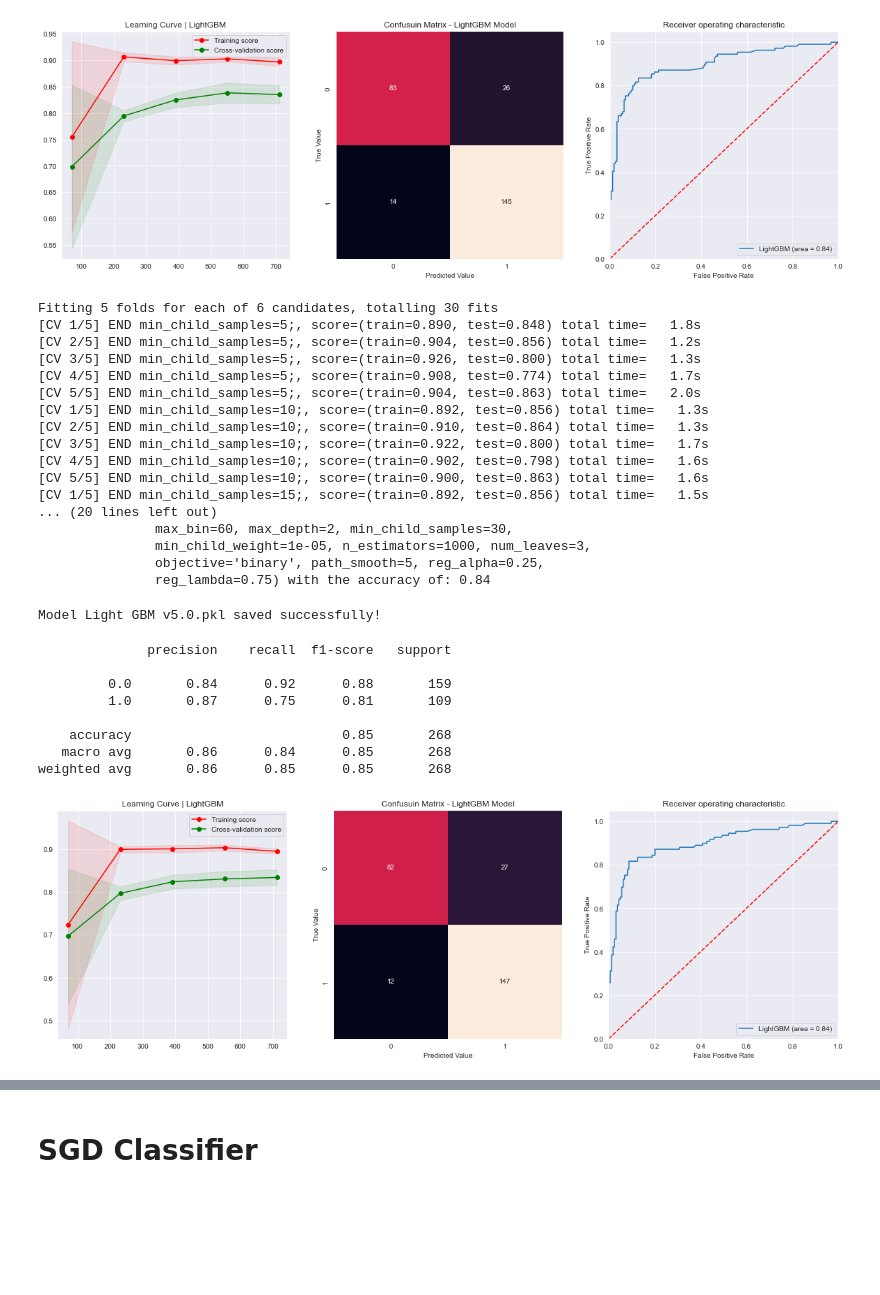
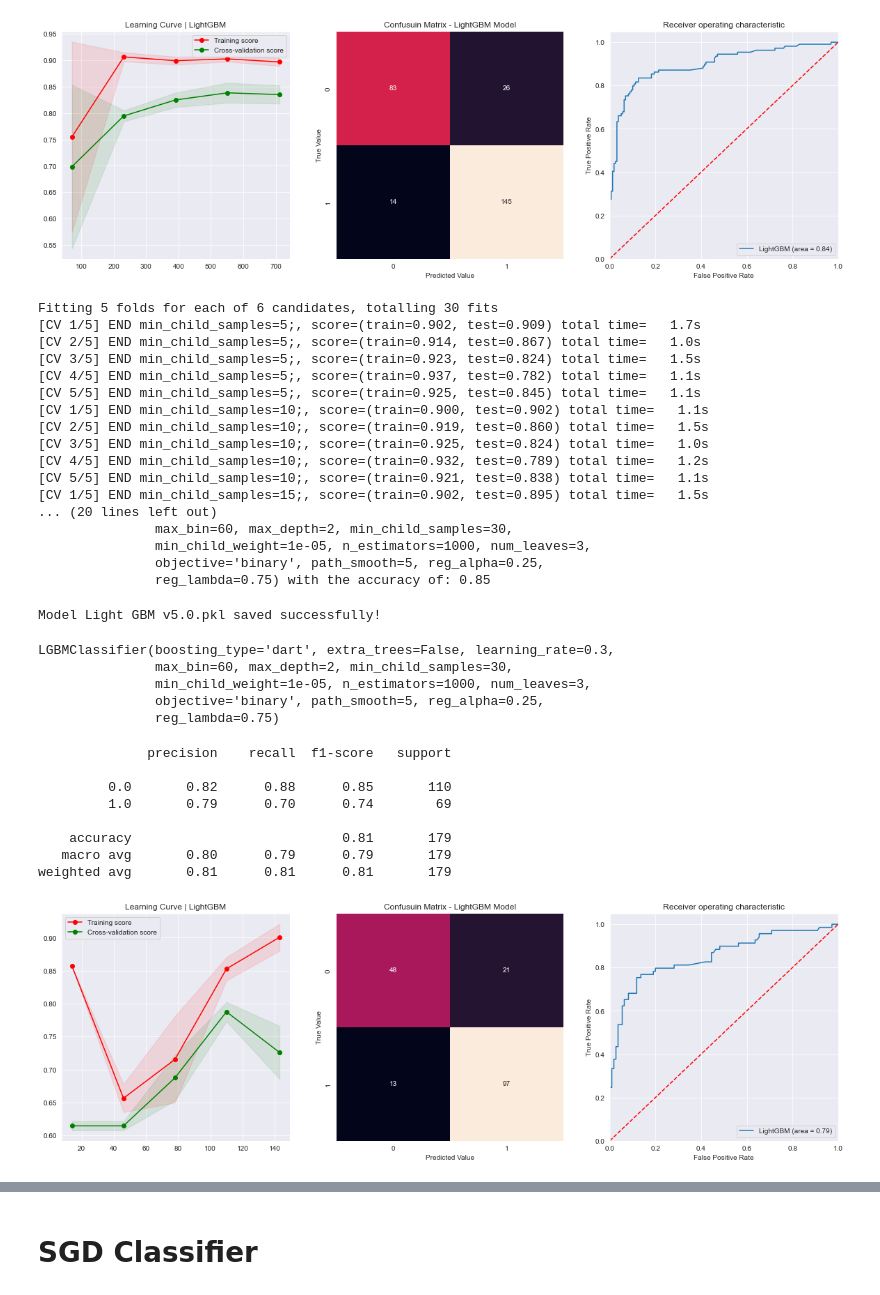
Before and after one commit to SimplyRamin/Titanic-Kaggle, a Jupyter notebook: Model - Ramin F v1.0.ipynb, the cells around one changed output, grey strips where cells are left out. Drawn from its saved outputs; the diff is of its cells as text; code cells hidden in the pictures; blank space fills up the shorter version.

```diff
--- a/Model - Ramin F v1.0.ipynb
+++ b/Model - Ramin F v1.0.ipynb
@@ -143,7 +169,8 @@ print(f'independent variables matrix shape: {X.shape}')
 dependent variable matrix shape: (891,)
 independent variables matrix shape: (891, 12)
 # %%
-X_train,X_valid,y_train,y_valid=train_test_split(X,Y,test_size=0.2)
+X_train,X_valid,y_train,y_valid=train_test_split(X,Y,test_size=0.2, stratify=Y)
+X_train_cat,X_valid_cat,y_train_cat,y_valid_cat=train_test_split(X_cat,Y,test_size=0.2, stratify=Y)
 # %% [markdown]
 # PCA for Demonstrating datapoints in 2-Dimension
 # %%
@@ -971,22 +998,22 @@ grid.fit(X_train,y_train)
 print(f'{grid.best_estimator_} with the accuracy of: {grid.best_score_:.2f}')
 # %% [output]
 Fitting 5 folds for each of 6 candidates, totalling 30 fits
-[CV 1/5] END min_child_samples=5;, score=(train=0.890, test=0.848) total time=   1.8s
-[CV 2/5] END min_child_samples=5;, score=(train=0.904, test=0.856) total time=   1.2s
-[CV 3/5] END min_child_samples=5;, score=(train=0.926, test=0.800) total time=   1.3s
-[CV 4/5] END min_child_samples=5;, score=(train=0.908, test=0.774) total time=   1.7s
-[CV 5/5] END min_child_samples=5;, score=(train=0.904, test=0.863) total time=   2.0s
-[CV 1/5] END min_child_samples=10;, score=(train=0.892, test=0.856) total time=   1.3s
-[CV 2/5] END min_child_samples=10;, score=(train=0.910, test=0.864) total time=   1.3s
-[CV 3/5] END min_child_samples=10;, score=(train=0.922, test=0.800) total time=   1.7s
-[CV 4/5] END min_child_samples=10;, score=(train=0.902, test=0.798) total time=   1.6s
-[CV 5/5] END min_child_samples=10;, score=(train=0.900, test=0.863) total time=   1.6s
-[CV 1/5] END min_child_samples=15;, score=(train=0.892, test=0.856) total time=   1.5s
+[CV 1/5] END min_child_samples=5;, score=(train=0.902, test=0.909) total time=   1.7s
+[CV 2/5] END min_child_samples=5;, score=(train=0.914, test=0.867) total time=   1.0s
+[CV 3/5] END min_child_samples=5;, score=(train=0.923, test=0.824) total time=   1.5s
+[CV 4/5] END min_child_samples=5;, score=(train=0.937, test=0.782) total time=   1.1s
+[CV 5/5] END min_child_samples=5;, score=(train=0.925, test=0.845) total time=   1.1s
+[CV 1/5] END min_child_samples=10;, score=(train=0.900, test=0.902) total time=   1.1s
+[CV 2/5] END min_child_samples=10;, score=(train=0.919, test=0.860) total time=   1.5s
+[CV 3/5] END min_child_samples=10;, score=(train=0.925, test=0.824) total time=   1.0s
+[CV 4/5] END min_child_samples=10;, score=(train=0.932, test=0.789) total time=   1.2s
+[CV 5/5] END min_child_samples=10;, score=(train=0.921, test=0.838) total time=   1.1s
+[CV 1/5] END min_child_samples=15;, score=(train=0.902, test=0.895) total time=   1.5s
 ... (20 lines left out)
                max_bin=60, max_depth=2, min_child_samples=30,
                min_child_weight=1e-05, n_estimators=1000, num_leaves=3,
                objective='binary', path_smooth=5, reg_alpha=0.25,
-               reg_lambda=0.75) with the accuracy of: 0.84
+               reg_lambda=0.75) with the accuracy of: 0.85
 # %%
 # saving this version of model
 filename = f'Light GBM v5.0.pkl'
@@ -994,9 +1021,18 @@ pickle.dump(grid,open(f'{filename}', 'wb'))
 print(f'Model {filename} saved successfully!')
 # %% [output]
 Model Light GBM v5.0.pkl saved successfully!
+# %%
+grid = pickle.load(open('Light GBM v5.0.pkl', 'rb'))
+grid.best_estimator_
+# %% [output]
+LGBMClassifier(boosting_type='dart', extra_trees=False, learning_rate=0.3,
+               max_bin=60, max_depth=2, min_child_samples=30,
+               min_child_weight=1e-05, n_estimators=1000, num_leaves=3,
+               objective='binary', path_smooth=5, reg_alpha=0.25,
+               reg_lambda=0.75)
 # %%
 fig, axes = plt.subplots(1, 3, figsize=(20,6))
-train_sizes, train_scores, test_scores, = learning_curve(grid.best_estimator_, X, Y, train_sizes=np.linspace(.1, 1, 5))
+train_sizes, train_scores, test_scores, = learning_curve(grid.best_estimator_, X_valid, y_valid, train_sizes=np.linspace(.1, 1, 5))
 train_scores_mean = np.mean(train_scores, axis=1)
 train_scores_std = np.std(train_scores, axis=1)
 test_scores_mean = np.mean(test_scores, axis=1)
@@ -1011,36 +1047,36 @@ axes[0].fill_between(train_sizes, train_scores_mean - train_scores_std,
                     train_scores_mean + train_scores_std, alpha=0.1, color="r")
 axes[0].fill_between(train_sizes, test_scores_mean - test_scores_std,
                     test_scores_mean + test_scores_std, alpha=0.1, color="g")
 axes[0].plot(train_sizes, train_scores_mean, 'o-', color="r", label="Training score")
 axes[0].plot(train_sizes, test_scores_mean, 'o-', color="g", label="Cross-validation score")
 axes[0].legend(loc="best")
 axes[0].set_title('Learning Curve | LightGBM')
 
 cnf_matrix = confusion_matrix(y_valid, y_pred, labels=[1,0])
 sns.heatmap(cnf_matrix, square=True, annot=True, cbar=False, fmt='g', ax=axes[1])
 axes[1].set_xlabel('Predicted Value')
 axes[1].set_ylabel('True Value')
 axes[1].set_title('Confusuin Matrix - LightGBM Model')
 
 logit_roc_auc = roc_auc_score(y_valid, grid.predict(X_valid))
 fpr, tpr, thresholds = roc_curve(y_valid, grid.predict_proba(X_valid)[:,1], pos_label=1)
 axes[2].plot(fpr, tpr, label='LightGBM (area = %0.2f)' % logit_roc_auc)
 axes[2].plot([0, 1], [0, 1],'r--')
 axes[2].set_xlim([0.0, 1.0])
 axes[2].set_ylim([0.0, 1.05])
 axes[2].set_xlabel('False Positive Rate')
 axes[2].set_ylabel('True Positive Rate')
 axes[2].set_title('Receiver operating characteristic')
 axes[2].legend(loc="lower right")
 
 plt.show()
 # %% [output]
               precision    recall  f1-score   support
 
-         0.0       0.84      0.92      0.88       159
-         1.0       0.87      0.75      0.81       109
+         0.0       0.82      0.88      0.85       110
+         1.0       0.79      0.70      0.74        69
 
-    accuracy                           0.85       268
-   macro avg       0.86      0.84      0.85       268
-weighted avg       0.86      0.85      0.85       268
+    accuracy                           0.81       179
+   macro avg       0.80      0.79      0.79       179
+weighted avg       0.81      0.81      0.81       179
-[figure, old version]
+[figure, new version]
```
Also changed, not shown: parts of 26 cells of this notebook, 9 other files.
